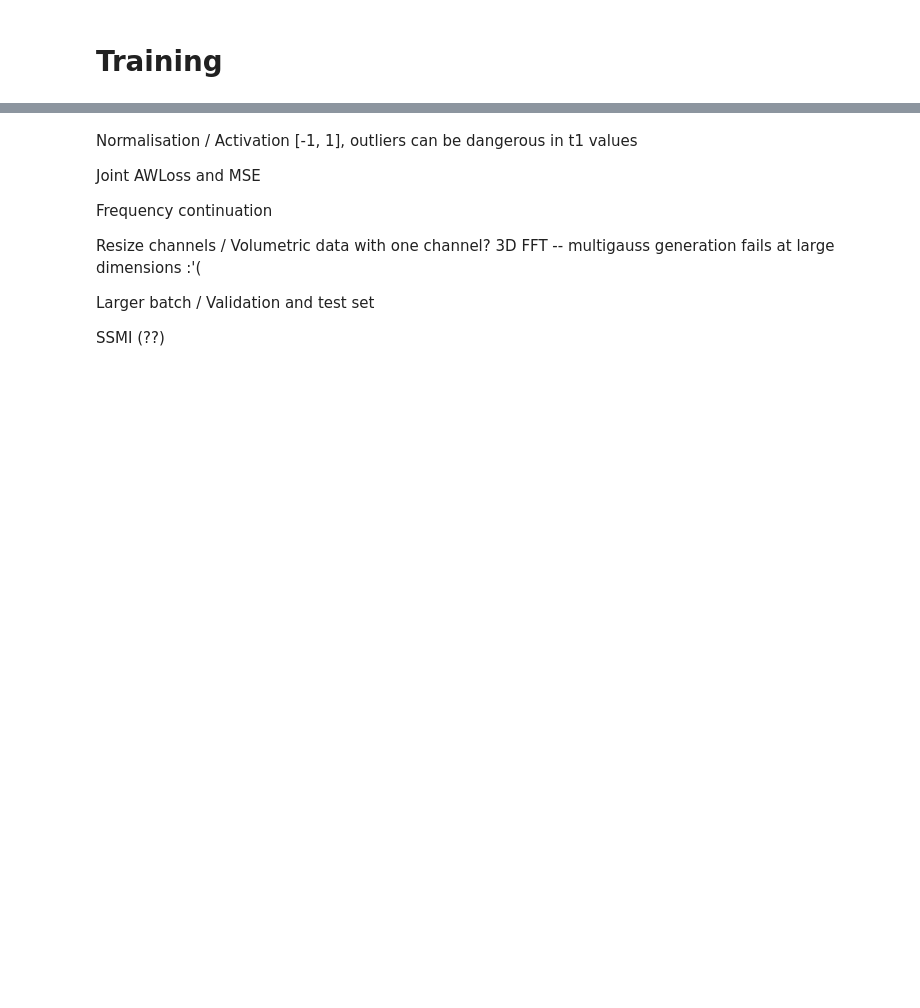
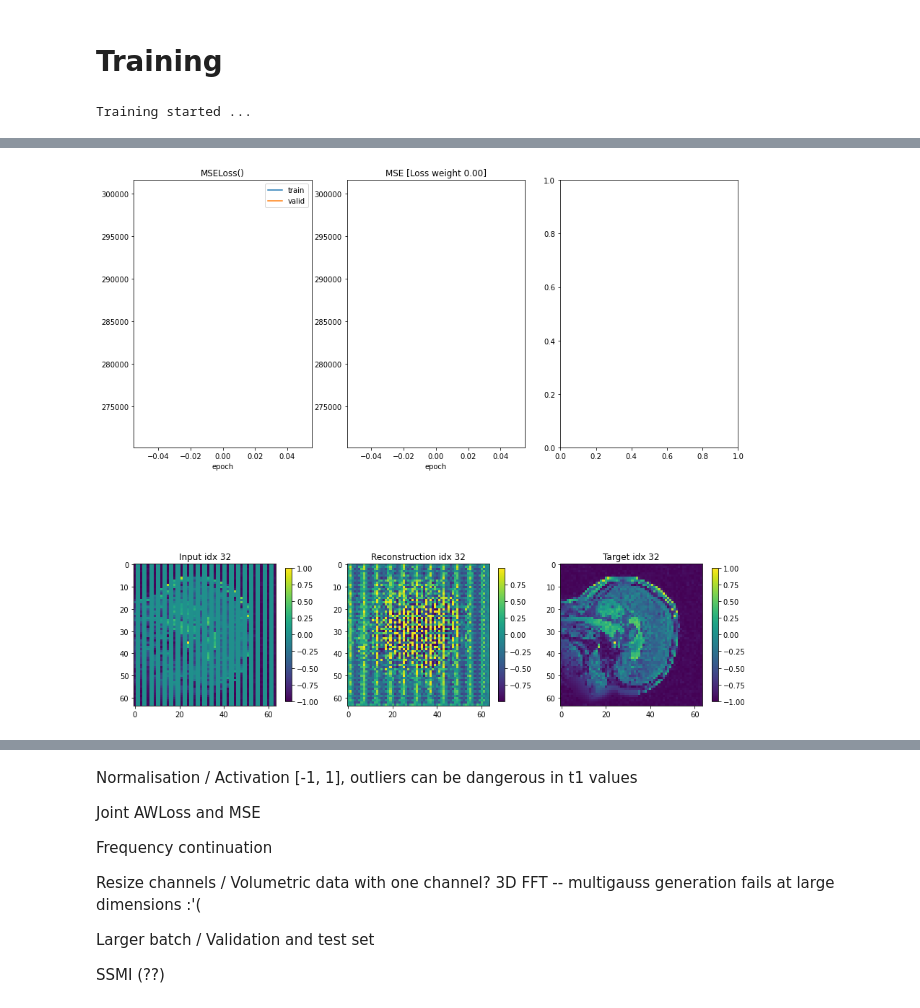
Before and after one commit to dpelacani/WienerLoss, a Jupyter notebook: examples/interpolation/ultrasound.ipynb, the cells around one changed output, grey strips where cells are left out. Cells and saved outputs as stored; diff of their text form; code cells hidden in the pictures; blank space fills up the shorter version.

```diff
--- a/examples/interpolation/ultrasound.ipynb
+++ b/examples/interpolation/ultrasound.ipynb
@@ -291,3 +288,10 @@ def train_model(model, optimizer, loss, train_loader, wmse=0., valid_loader=None
 
 
             plt.show()
+# %%
+model = make_model(channels=x_sample.shape[0])
+optimizer = torch.optim.Adam(model.parameters(), lr=learning_rate)
+
+train_model(model, optimizer, l2loss, train_loader, wmse=0., valid_loader=None, nepochs=150, log_frequency=150, sample_input=x_sample, sample_target=y_sample, device=device)
+# %% [output]
+Training started ...
@@ -293,0 +301 @@ def train_model(model, optimizer, loss, train_loader, wmse=0., valid_loader=None
+[figure, added]
```
Also changed, not shown: parts of 9 cells of this notebook.
